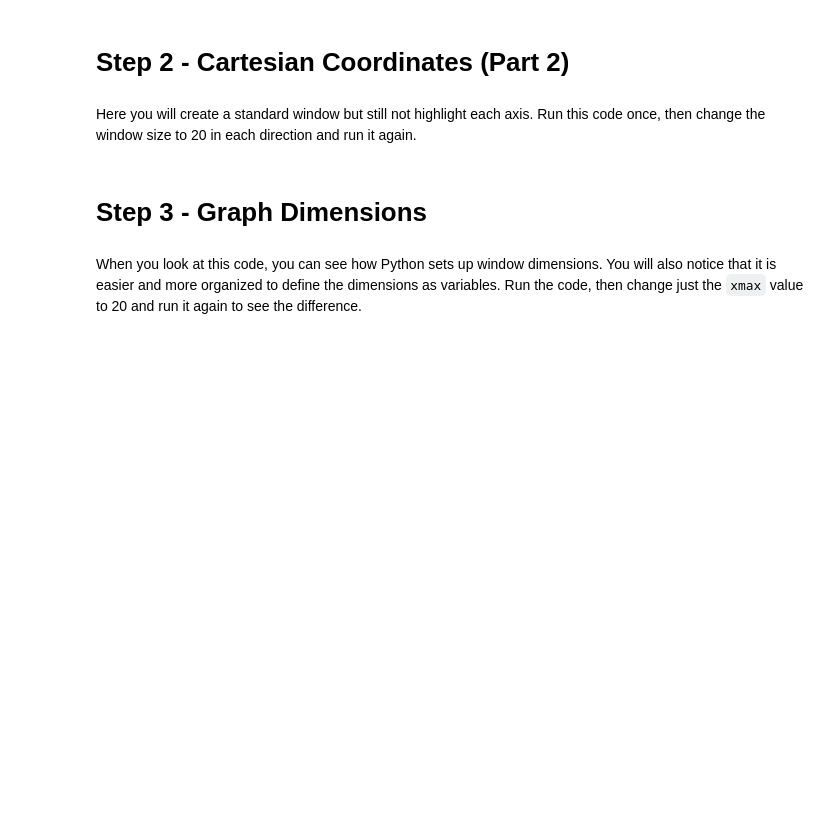
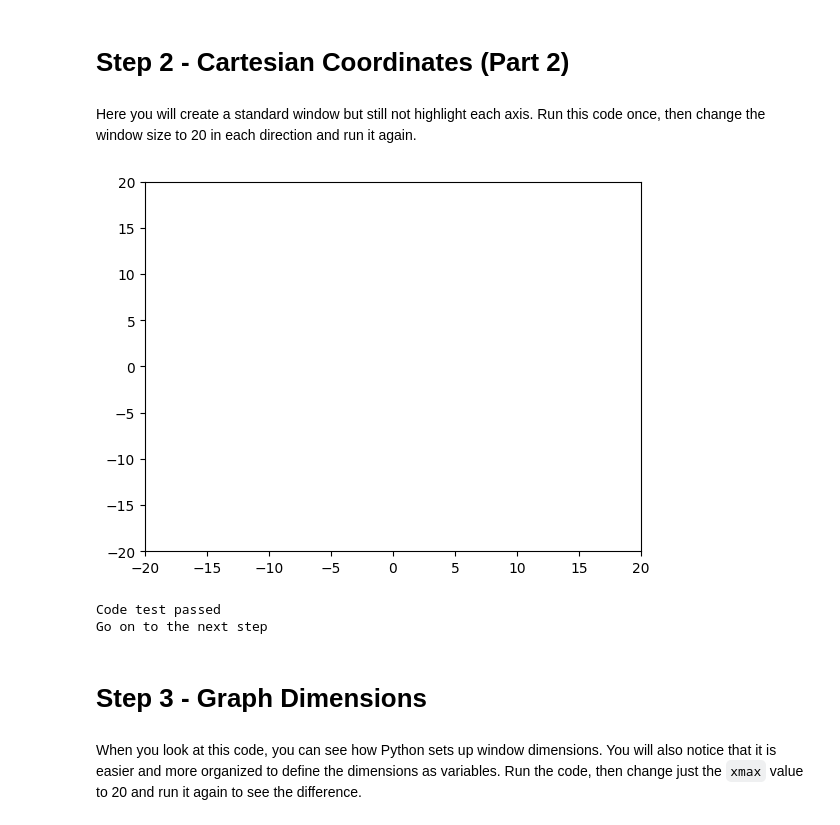
Before and after one commit to fialovy1/Spoon-Knife_fork, a Jupyter notebook: Foundational-Math-2.ipynb, the cells around one changed output. Drawn from its saved outputs; the diff is of its cells as text; code cells hidden in the pictures; blank space fills up the shorter version.

```diff
--- a/Foundational-Math-2.ipynb
+++ b/Foundational-Math-2.ipynb
@@ -54,17 +66,21 @@ Here you will create a standard window but still not highlight each axis. Run th
 # %%
 import matplotlib.pyplot as plt
 
 fig, ax = plt.subplots()
 
 # Only change the numbers in the next line:
-plt.axis([-10,10,-10,10])
+plt.axis([-20,20,-20,20])
 
 plt.show()
 
 
 # Only change code above this line
 import math_code_test_b as test
 test.step02(In[-1].split('# Only change code above this line')[0])
+# %% [output]
+[figure, added]
+Code test passed
+Go on to the next step
 # %% [markdown]
 # Step 3 - Graph Dimensions
 # %% [markdown]
```
Also changed, not shown: parts of 25 cells of this notebook.
